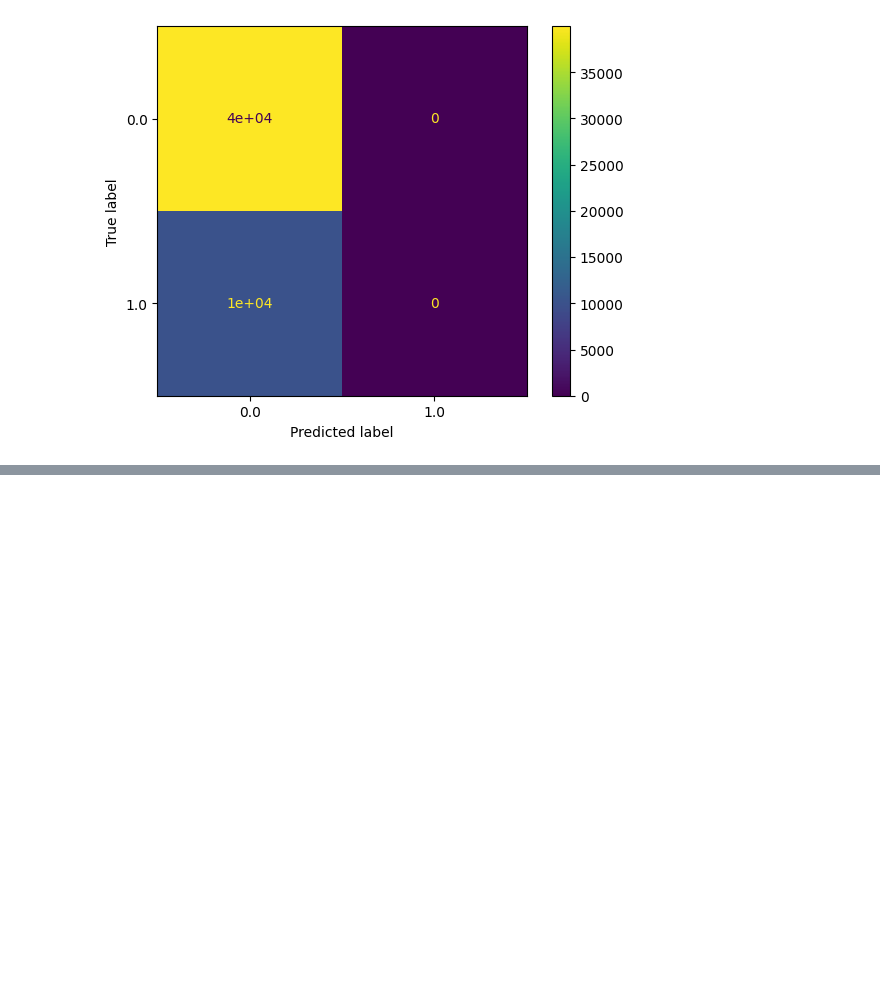
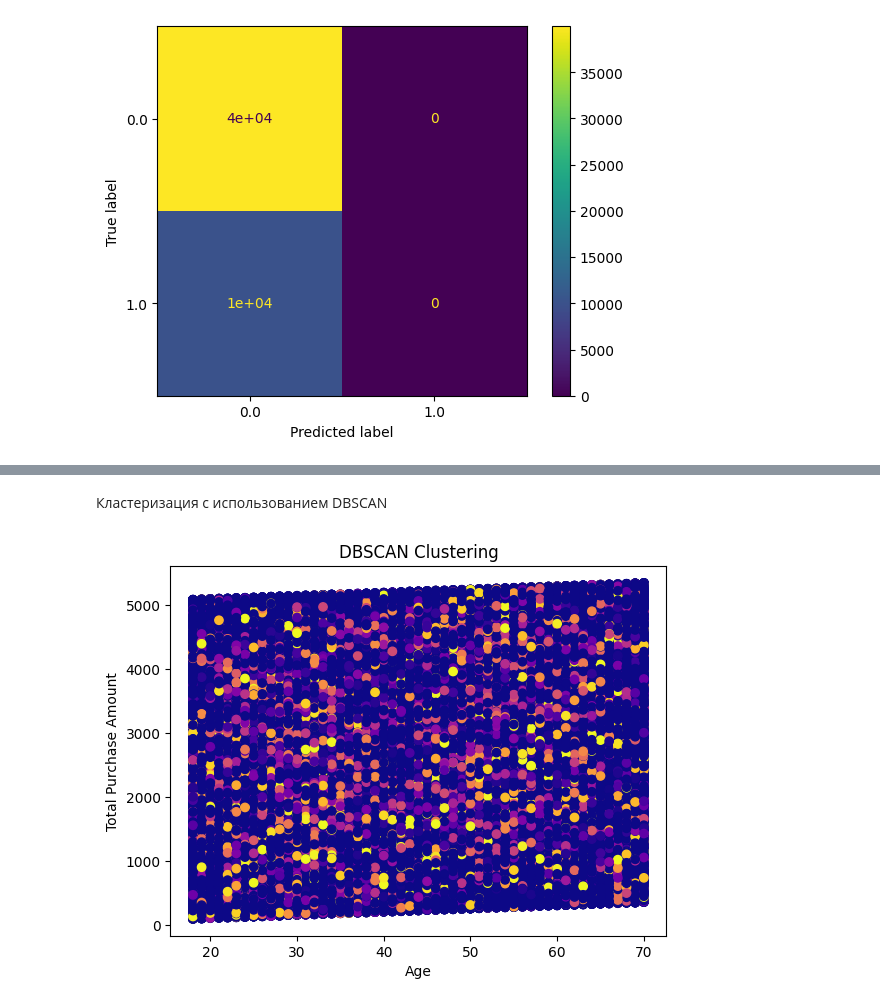
Before and after one commit to OGGLucky/ML2024, a Jupyter notebook: ML2024.ipynb, the cells around one changed output, grey strips where cells are left out. Cells and saved outputs as stored; diff of their text form; code cells hidden in the pictures; blank space fills up the shorter version.

```diff
--- a/ML2024.ipynb
+++ b/ML2024.ipynb
@@ -461,0 +485,17 @@ plt.show()
+# %% [markdown]
+Кластеризация с использованием DBSCAN
+# %%
+from sklearn.cluster import DBSCAN
+
+# Применим DBSCAN
+dbscan = DBSCAN(eps=0.5, min_samples=5)
+data1['DBSCAN_Cluster'] = dbscan.fit_predict(data_scaled)
+
+# Визуализируем результаты кластеризации
+plt.scatter(data1['Age'], data1['Total Purchase Amount'], c=data1['DBSCAN_Cluster'], cmap='plasma')
+plt.xlabel('Age')
+plt.ylabel('Total Purchase Amount')
+plt.title('DBSCAN Clustering')
+plt.show()
+# %% [output]
+[figure, added]
```
Also changed, not shown: parts of 7 cells of this notebook.
